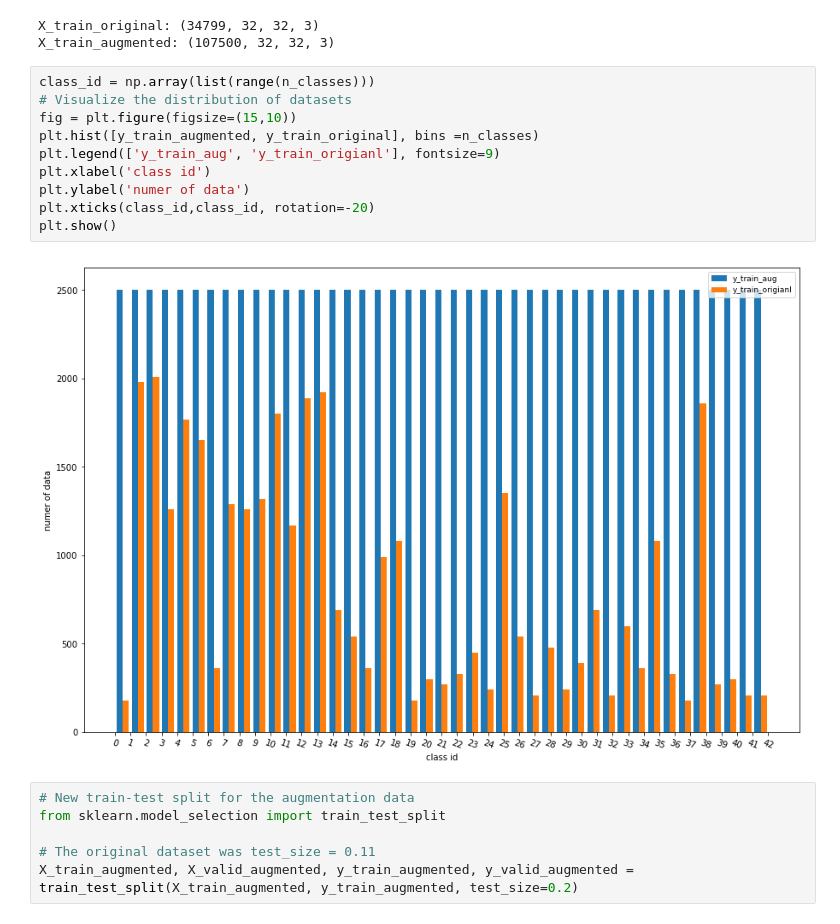
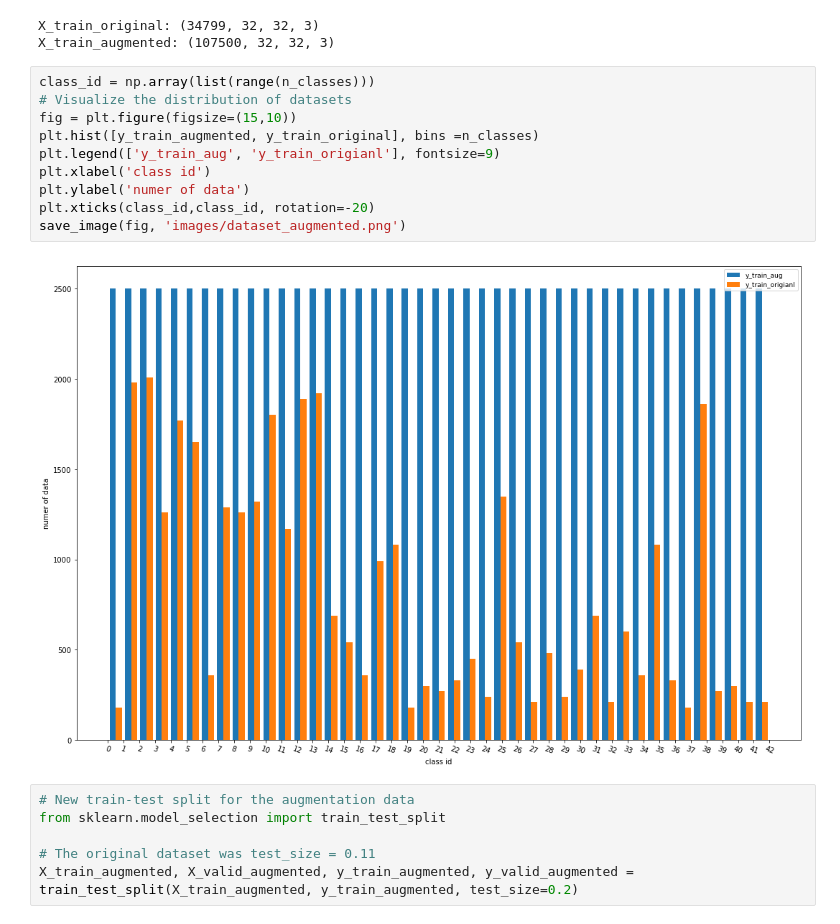
Before and after one commit to Tsuihao/CarND-Traffic-Sign-Classifier-Project, a Jupyter notebook: Traffic_Sign_Classifier.ipynb, the cells around one changed output. Saved outputs shown, nothing was run; the diff lists cells and outputs as text.

```diff
--- a/Traffic_Sign_Classifier.ipynb
+++ b/Traffic_Sign_Classifier.ipynb
@@ -197,15 +197,15 @@ X_train_augmented: (107500, 32, 32, 3)
 # %%
 class_id = np.array(list(range(n_classes)))
 # Visualize the distribution of datasets
 fig = plt.figure(figsize=(15,10))
 plt.hist([y_train_augmented, y_train_original], bins =n_classes)
 plt.legend(['y_train_aug', 'y_train_origianl'], fontsize=9)
 plt.xlabel('class id')
 plt.ylabel('numer of data')
 plt.xticks(class_id,class_id, rotation=-20)
-plt.show()
+save_image(fig, 'images/dataset_augmented.png')
 # %% [output]
-[figure, old version]
+[figure, new version]
 # %%
 # New train-test split for the augmentation data
 from sklearn.model_selection import train_test_split
```
Also changed, not shown: parts of 31 cells of this notebook, 30 other files.
